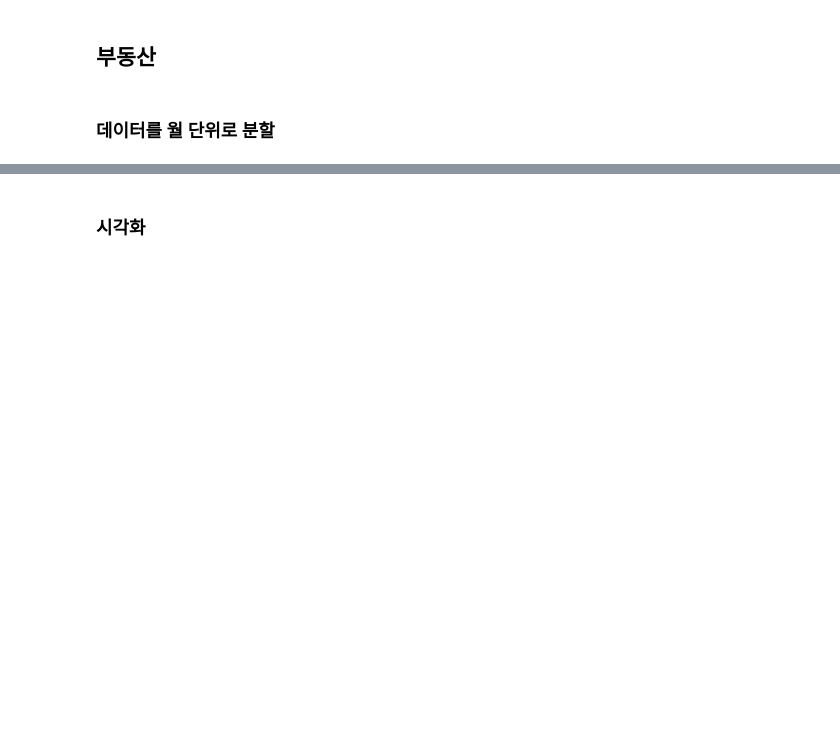
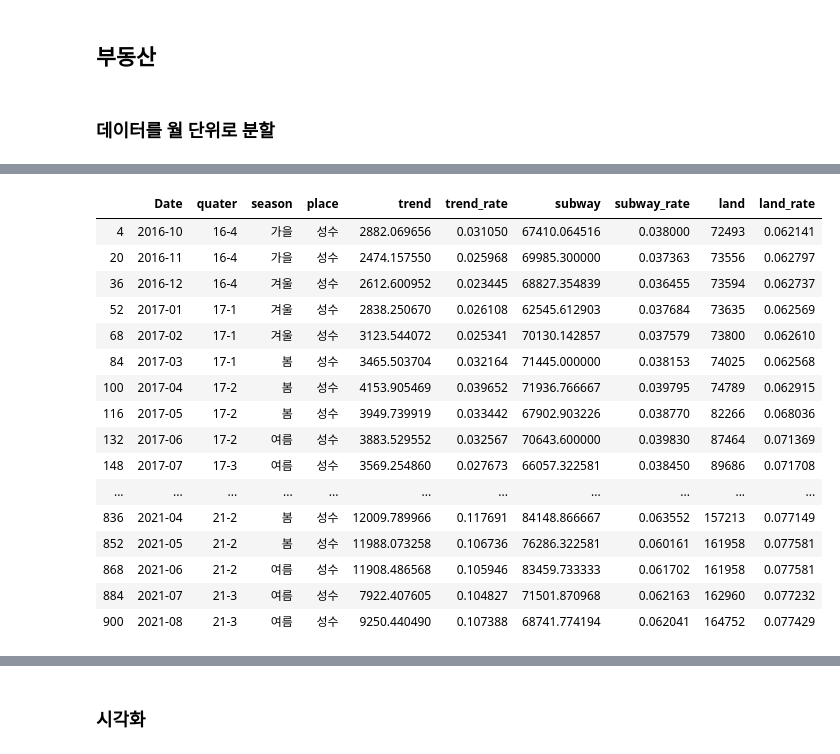
Before and after one commit to dongyoung0/toy_project, a Jupyter notebook: 시각화.ipynb, the cells around one changed output, grey strips where cells are left out. Drawn from its saved outputs; the diff is of its cells as text; code cells hidden in the pictures; blank space fills up the shorter version.

```diff
--- a/시각화.ipynb
+++ b/시각화.ipynb
@@ -45,0 +56,22 @@ df_rate = df_ym.div(df_ym['총합'], axis=0)
+# %%
+df_ss = df_month[df_month['place'] == '성수']
+# %%
+df_ss #- df_ss.iloc[0]
+# %% [output]
+|  | Date | quater | season | place | trend | trend_rate | subway | subway_rate | land | land_rate |
+| 4 | 2016-10 | 16-4 | 가을 | 성수 | 2882.069656 | 0.031050 | 67410.064516 | 0.038000 | 72493 | 0.062141 |
+| 20 | 2016-11 | 16-4 | 가을 | 성수 | 2474.157550 | 0.025968 | 69985.300000 | 0.037363 | 73556 | 0.062797 |
+| 36 | 2016-12 | 16-4 | 겨울 | 성수 | 2612.600952 | 0.023445 | 68827.354839 | 0.036455 | 73594 | 0.062737 |
+| 52 | 2017-01 | 17-1 | 겨울 | 성수 | 2838.250670 | 0.026108 | 62545.612903 | 0.037684 | 73635 | 0.062569 |
+| 68 | 2017-02 | 17-1 | 겨울 | 성수 | 3123.544072 | 0.025341 | 70130.142857 | 0.037579 | 73800 | 0.062610 |
+| 84 | 2017-03 | 17-1 | 봄 | 성수 | 3465.503704 | 0.032164 | 71445.000000 | 0.038153 | 74025 | 0.062568 |
+| 100 | 2017-04 | 17-2 | 봄 | 성수 | 4153.905469 | 0.039652 | 71936.766667 | 0.039795 | 74789 | 0.062915 |
+| 116 | 2017-05 | 17-2 | 봄 | 성수 | 3949.739919 | 0.033442 | 67902.903226 | 0.038770 | 82266 | 0.068036 |
+| 132 | 2017-06 | 17-2 | 여름 | 성수 | 3883.529552 | 0.032567 | 70643.600000 | 0.039830 | 87464 | 0.071369 |
+| 148 | 2017-07 | 17-3 | 여름 | 성수 | 3569.254860 | 0.027673 | 66057.322581 | 0.038450 | 89686 | 0.071708 |
+| ... | ... | ... | ... | ... | ... | ... | ... | ... | ... | ... |
+| 836 | 2021-04 | 21-2 | 봄 | 성수 | 12009.789966 | 0.117691 | 84148.866667 | 0.063552 | 157213 | 0.077149 |
+| 852 | 2021-05 | 21-2 | 봄 | 성수 | 11988.073258 | 0.106736 | 76286.322581 | 0.060161 | 161958 | 0.077581 |
+| 868 | 2021-06 | 21-2 | 여름 | 성수 | 11908.486568 | 0.105946 | 83459.733333 | 0.061702 | 161958 | 0.077581 |
+| 884 | 2021-07 | 21-3 | 여름 | 성수 | 7922.407605 | 0.104827 | 71501.870968 | 0.062163 | 162960 | 0.077232 |
+| 900 | 2021-08 | 21-3 | 여름 | 성수 | 9250.440490 | 0.107388 | 68741.774194 | 0.062041 | 164752 | 0.077429 |
```
Also changed, not shown: parts of 12 cells of this notebook.
